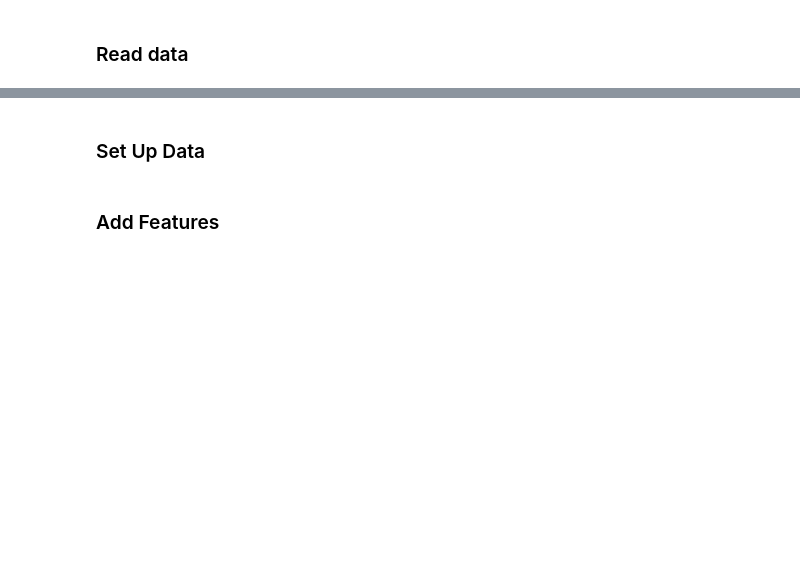
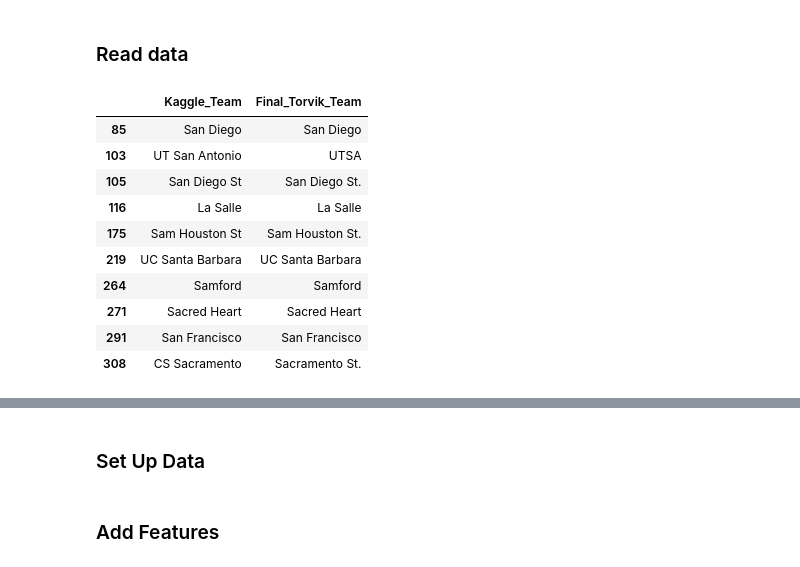
Before and after one commit to skydale23/kaggle-ncaam, a Jupyter notebook: 2025_model/production_notebooks/data_pipeline.ipynb, the cells around one changed output, grey strips where cells are left out. Cells and saved outputs as stored; diff of their text form; code cells hidden in the pictures; blank space fills up the shorter version.

```diff
--- a/2025_model/production_notebooks/data_pipeline.ipynb
+++ b/2025_model/production_notebooks/data_pipeline.ipynb
@@ -54,3 +54,18 @@ first_round_odds_data_w = pd.read_csv('../data/sky_data/first_round_odds_ncaaw.c
 # %%
 torvik_player_data = pd.read_csv("../data/sky_data/torvik_player_data_2008_2024.csv")
 torvik_player_data_ncaaw = pd.read_csv("../data/sky_data/ncaaw_torvik_player_data_2021_2024.csv")
+# %%
+mapping = pd.read_csv("../data/sky_data/mappings/kaggle_torvik_mapping.csv")
+mapping[mapping.Kaggle_Team.str.contains("Sa")]
+# %% [output]
+|  | Kaggle_Team | Final_Torvik_Team |
+| 85 | San Diego | San Diego |
+| 103 | UT San Antonio | UTSA |
+| 105 | San Diego St | San Diego St. |
+| 116 | La Salle | La Salle |
+| 175 | Sam Houston St | Sam Houston St. |
+| 219 | UC Santa Barbara | UC Santa Barbara |
+| 264 | Samford | Samford |
+| 271 | Sacred Heart | Sacred Heart |
+| 291 | San Francisco | San Francisco |
+| 308 | CS Sacramento | Sacramento St. |
```
Also changed, not shown: parts of 2 cells of this notebook, 2 other files.
